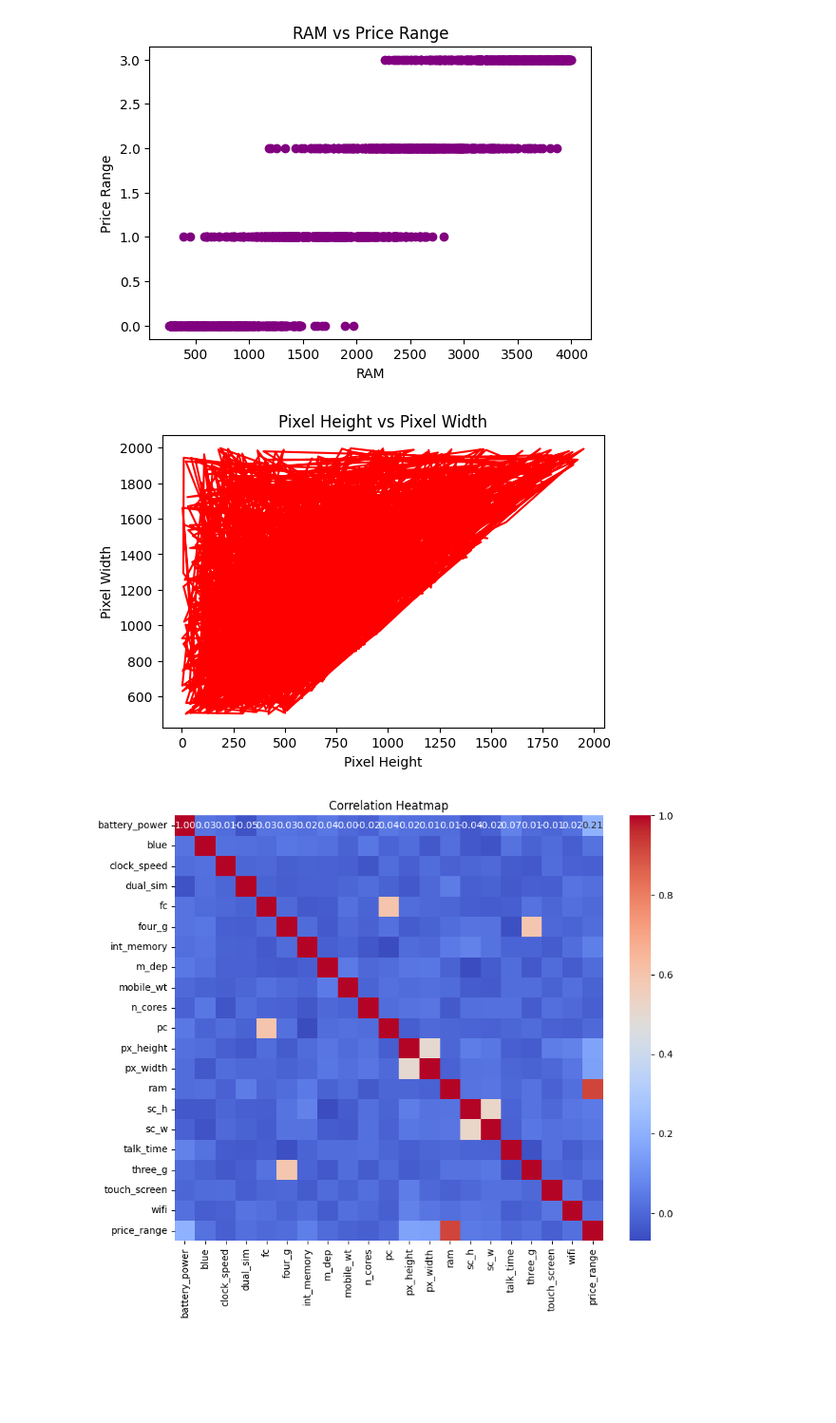
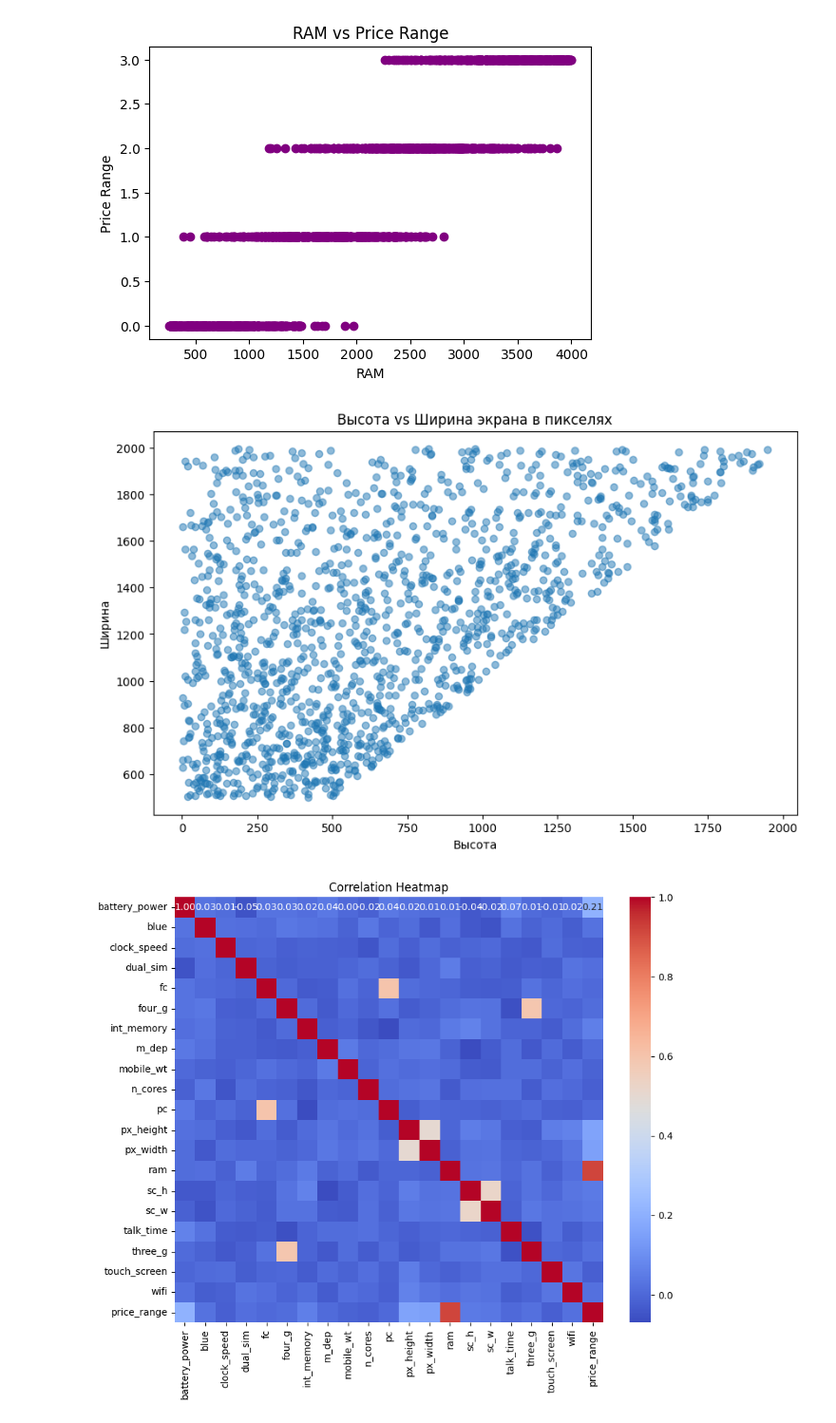
Before and after one commit to DashinIN/ISS_Labs, a Jupyter notebook: eda/eda.ipynb, the cells around one changed output. Shown: that part at 95% size. Drawn from its saved outputs; the diff is of its cells as text; code cells hidden in the pictures; blank space fills up the shorter version.

```diff
--- a/eda/eda.ipynb
+++ b/eda/eda.ipynb
@@ -154,14 +156,15 @@ plt.show()
 # %% [output]
 [figure]
 # %%
-plt.figure(figsize=(6, 4))
-plt.plot(df['px_height'], df['px_width'], color='red')
-plt.title('Pixel Height vs Pixel Width')
-plt.xlabel('Pixel Height')
-plt.ylabel('Pixel Width')
+plt.figure(figsize=(10, 6))
+plt.scatter(df_loaded['px_height'], df_loaded['px_width'], alpha=0.5)
+plt.title('Высота vs Ширина экрана в пикселях')
+plt.xlabel('Высота')
+plt.ylabel('Ширина')
+plt.savefig('../eda/resolution.png')
 plt.show()
 # %% [output]
-[figure, old version]
+[figure, new version]
 # %%
 plt.figure(figsize=(10, 8))
 correlation_matrix = df.corr()
```
Also changed, not shown: parts of 5 cells of this notebook, 7 other files.
